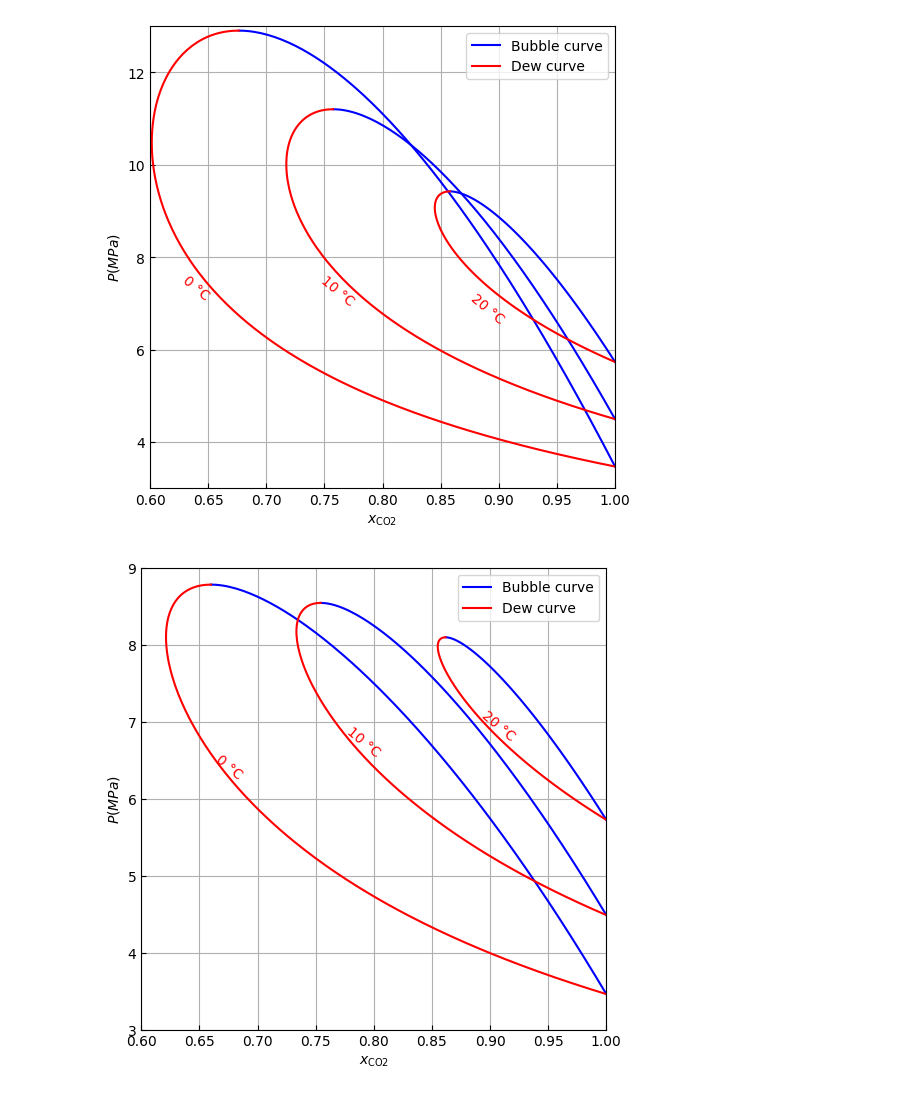
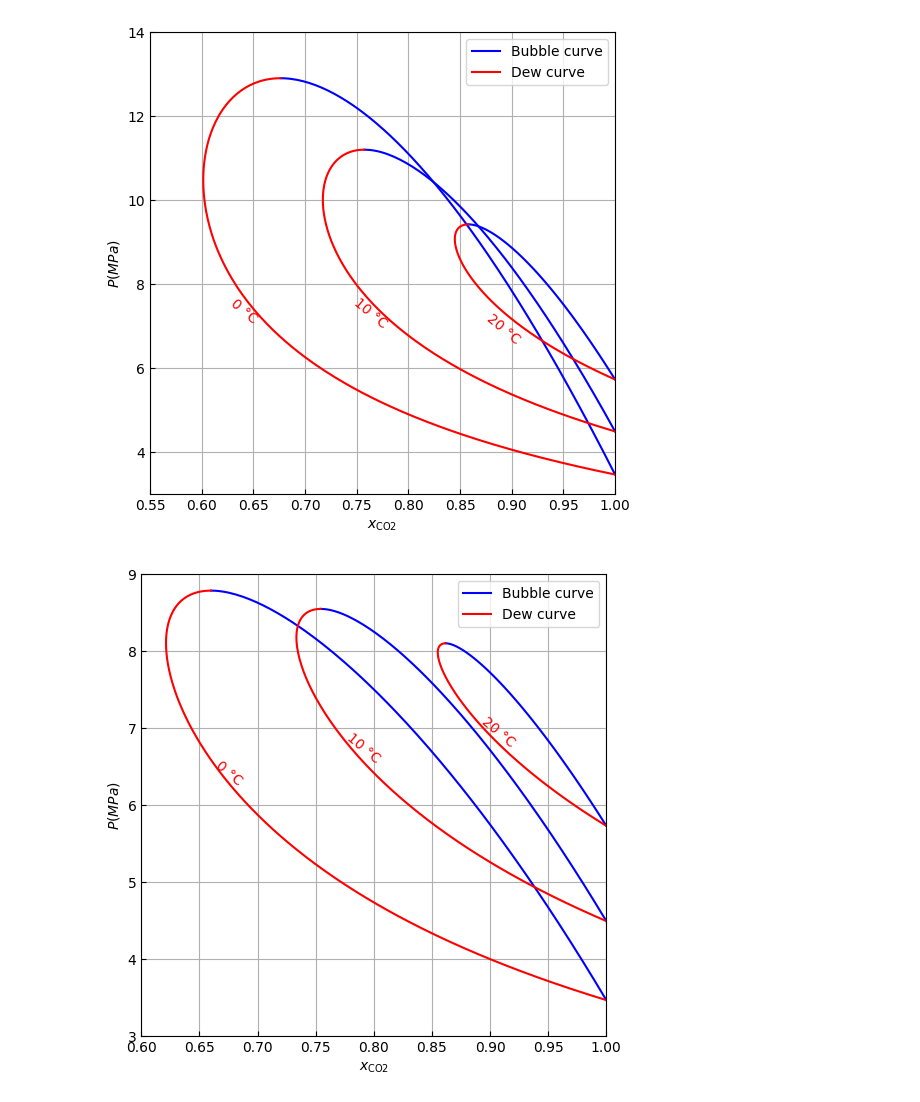
Before and after one commit to MohamedAmineBouguezzoul/Stage-3A, a Jupyter notebook: Aramco/Plots.ipynb, the cells around one changed output. Saved outputs shown, nothing was run; the diff lists cells and outputs as text; code cells hidden in the pictures.

```diff
--- a/Aramco/Plots.ipynb
+++ b/Aramco/Plots.ipynb
@@ -9,37 +9,38 @@ from thermopack.cubic import cubic
 import numpy as np
 # Importing Matplotlib (plotting)
 import matplotlib.pyplot as plt
+
 
 Temps = [273.15, 283.15, 293.15]
 
 plt.figure(1,(6,6))
 
 srk3 = cubic("CO2,N2", "PR")
 for Temp in Temps:
     lle, l1ve, l2ve = srk3.get_binary_pxy(Temp, minimum_pressure=0, maximum_pressure=25e6)
     plt.plot(l1ve.x, l1ve.p*1e-6, color="b", ls= "-", label='Bubble curve')
     plt.plot(l1ve.y, l1ve.p*1e-6, color="r", ls="-",label='Dew curve')
 
 
     a=6*len(l1ve.y)//10
     # Add text annotation for each plot
     plt.text(l1ve.y[a], l1ve.p[a]*1e-6-1.2, f'{int(Temp-273.15)} °C', fontsize=10, rotation = -40, color = 'r', fontweight = 500)
 
-plt.xlim(0.6,1)
-plt.ylim(3,13)
+plt.xlim(0.55,1)
+plt.ylim(3,14)
 
 plt.legend(['Bubble curve','Dew curve'])
 plt.grid()
 plt.gca().xaxis.set_tick_params(direction='in')
 plt.gca().yaxis.set_tick_params(direction='in')
 
 plt.xlabel(r"$x_{\rm{CO2}}$")
 plt.ylabel(r"$P (MPa)$")
 
 plt.savefig('PxN2.svg', format='svg')
 plt.show()
 # %% [output]
-[figure, old version]
+[figure, new version]
 # %%
 #!/usr/bin/python
 # Modify system path
```
Also changed, not shown: parts of 2 cells of this notebook, 4 other files.
